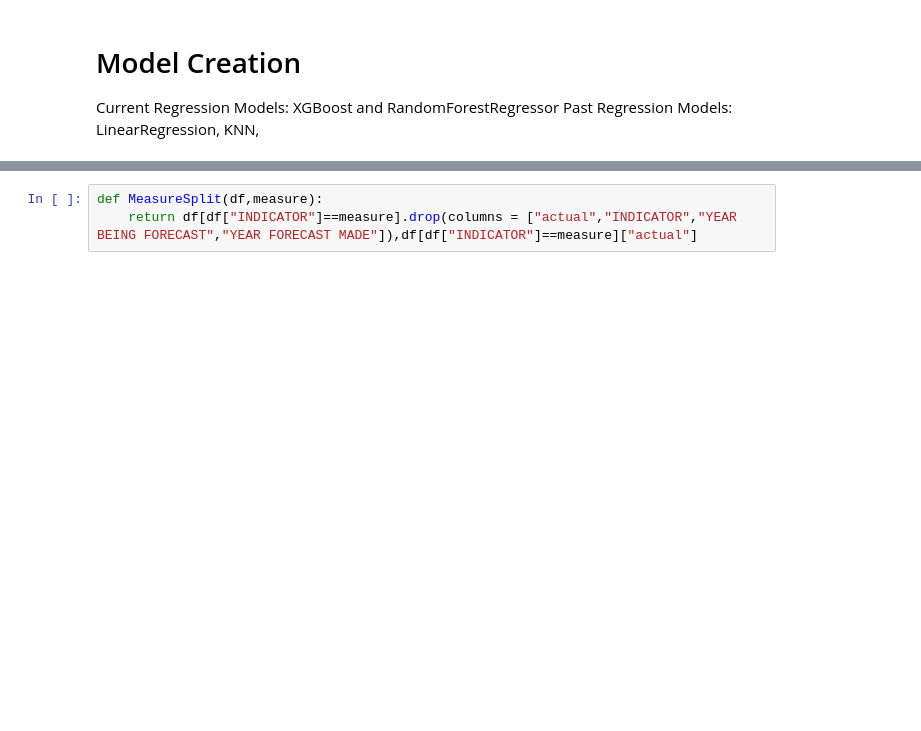
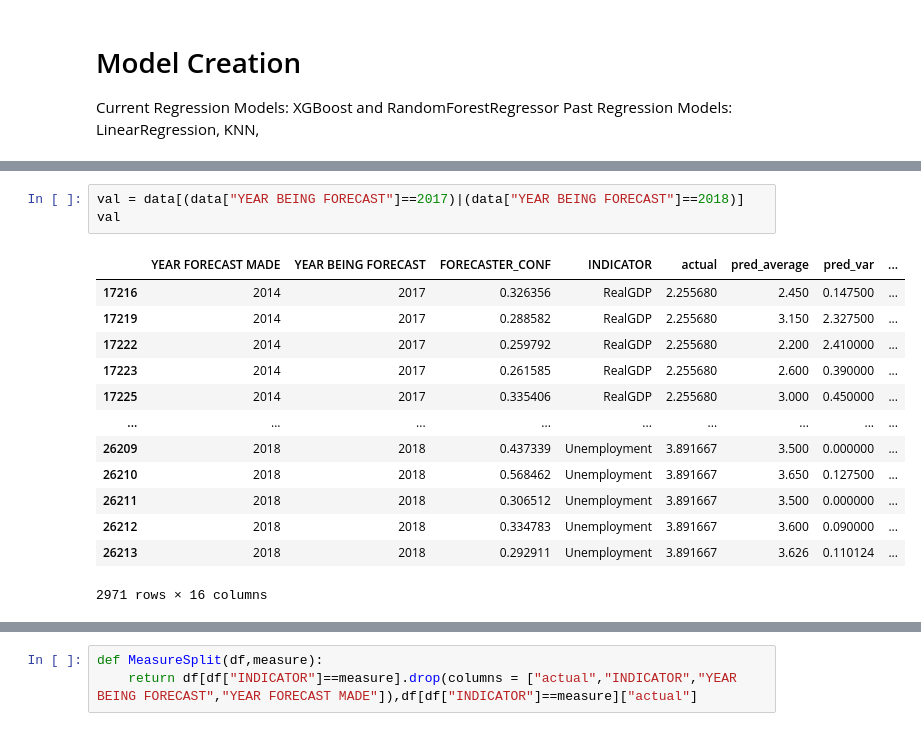
Before and after one commit to mbearw-berkeley/W210-Capstone, a Jupyter notebook: models/RegressionModel Class notebook.ipynb, the cells around one changed output, grey strips where cells are left out. Drawn from its saved outputs; the diff is of its cells as text; blank space fills up the shorter version.

```diff
--- a/models/RegressionModel Class notebook.ipynb
+++ b/models/RegressionModel Class notebook.ipynb
@@ -22,0 +45,17 @@ Past Regression Models: LinearRegression, KNN,
+# %%
+val = data[(data["YEAR BEING FORECAST"]==2017)|(data["YEAR BEING FORECAST"]==2018)]
+val
+# %% [output]
+|  | YEAR FORECAST MADE | YEAR BEING FORECAST | FORECASTER_CONF | INDICATOR | actual | pred_average | pred_var | ... |
+| 17216 | 2014 | 2017 | 0.326356 | RealGDP | 2.255680 | 2.450 | 0.147500 | ... |
+| 17219 | 2014 | 2017 | 0.288582 | RealGDP | 2.255680 | 3.150 | 2.327500 | ... |
+| 17222 | 2014 | 2017 | 0.259792 | RealGDP | 2.255680 | 2.200 | 2.410000 | ... |
+| 17223 | 2014 | 2017 | 0.261585 | RealGDP | 2.255680 | 2.600 | 0.390000 | ... |
+| 17225 | 2014 | 2017 | 0.335406 | RealGDP | 2.255680 | 3.000 | 0.450000 | ... |
+| ... | ... | ... | ... | ... | ... | ... | ... | ... |
+| 26209 | 2018 | 2018 | 0.437339 | Unemployment | 3.891667 | 3.500 | 0.000000 | ... |
+| 26210 | 2018 | 2018 | 0.568462 | Unemployment | 3.891667 | 3.650 | 0.127500 | ... |
+| 26211 | 2018 | 2018 | 0.306512 | Unemployment | 3.891667 | 3.500 | 0.000000 | ... |
+| 26212 | 2018 | 2018 | 0.334783 | Unemployment | 3.891667 | 3.600 | 0.090000 | ... |
+| 26213 | 2018 | 2018 | 0.292911 | Unemployment | 3.891667 | 3.626 | 0.110124 | ... |
+2971 rows × 16 columns
```
Also changed, not shown: parts of 34 cells of this notebook, 13 other files.
